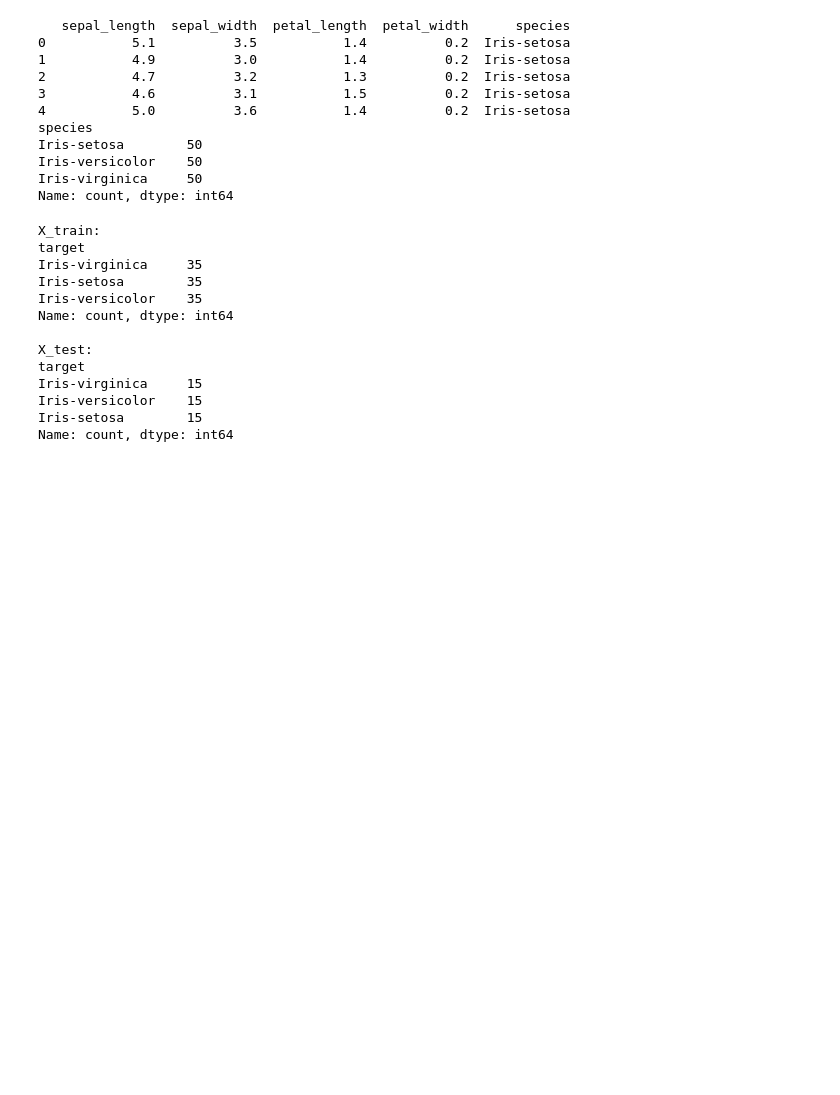
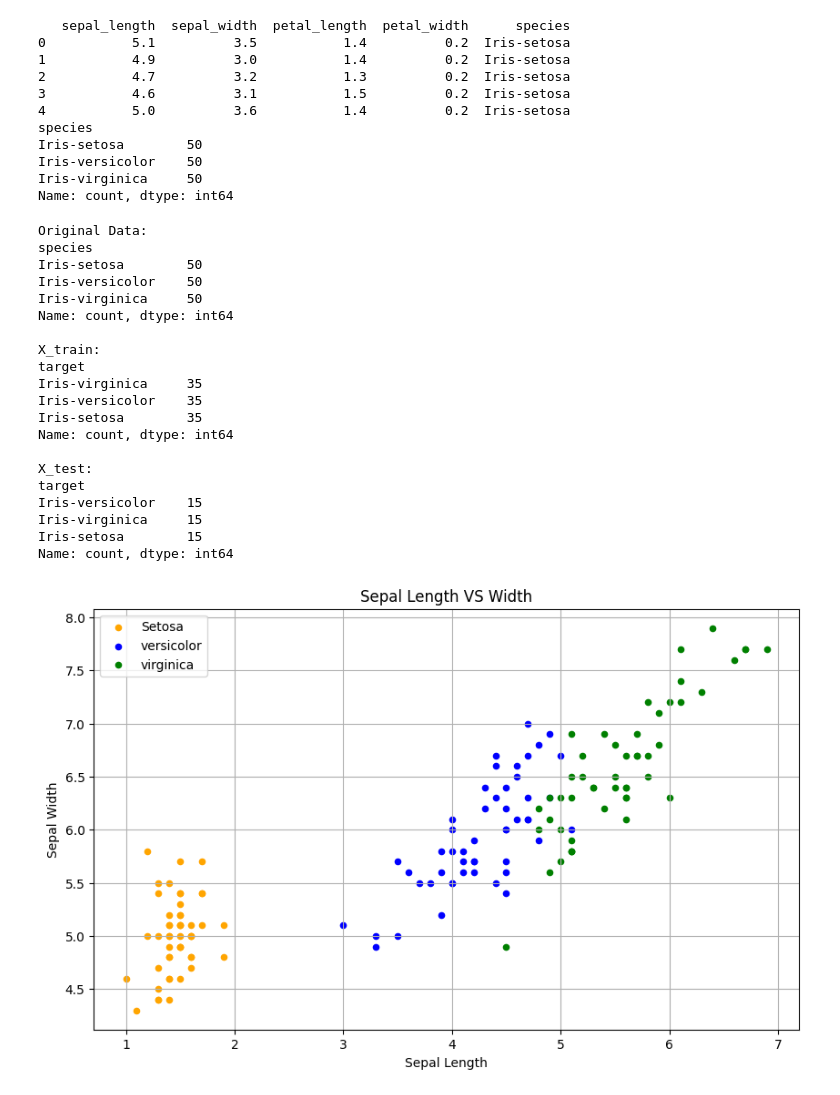
Before and after one commit to machinelearningsite/hands-on-ml, a Jupyter notebook: svm/main.ipynb, the cells around one changed output. Drawn from its saved outputs; the diff is of its cells as text; code cells hidden in the pictures; blank space fills up the shorter version.

```diff
--- a/svm/main.ipynb
+++ b/svm/main.ipynb
@@ -26,8 +26,11 @@ from sklearn.model_selection import train_test_split
 
 # Separating the independent variables from dependent variables
 X = data.iloc[:,:-1]
-y = data.iloc[:,4]
+y = data.iloc[:,-1]
 X_train, X_test, y_train, y_test = train_test_split(X,y,test_size=0.30, stratify=y)
+
+print("\nOriginal Data:")
+print(data["species"].value_counts())
 
 X_train['target'] = y_train
 X_test['target'] = y_test
@@ -37,21 +40,39 @@ print(X_train["target"].value_counts())
 print("\nX_test:")
 print(X_test["target"].value_counts())
 
-from sklearn.svm import SVC
-model=SVC()
-
-#model.fit(X_train, y_train)
+X_train = X_train.drop(columns=["target"])
+X_test = X_test.drop(columns=["target"])
 # %% [output]
+Original Data:
+species
+Iris-setosa        50
+Iris-versicolor    50
+Iris-virginica     50
+Name: count, dtype: int64
+
 X_train:
 target
 Iris-virginica     35
+Iris-versicolor    35
 Iris-setosa        35
-Iris-versicolor    35
 Name: count, dtype: int64
 
 X_test:
 target
+Iris-versicolor    15
 Iris-virginica     15
-Iris-versicolor    15
 Iris-setosa        15
 Name: count, dtype: int64
+# %%
+fig = data[data.species=='Iris-setosa'].plot(kind='scatter',x='petal_length',y='sepal_length',color='orange', label='Setosa')
+data[data.species=='Iris-versicolor'].plot(kind='scatter',x='petal_length',y='sepal_length',color='blue', label='versicolor',ax=fig)
+data[data.species=='Iris-virginica'].plot(kind='scatter',x='petal_length',y='sepal_length',color='green', label='virginica', ax=fig)
+fig.set_xlabel("Sepal Length")
+fig.set_ylabel("Sepal Width")
+fig.set_title("Sepal Length VS Width")
+fig.grid()
+fig=plt.gcf()
+fig.set_size_inches(10,6)
+plt.show()
+# %% [output]
+[figure, added]
```
Also changed, not shown: parts of 7 cells of this notebook, 5 other files.
